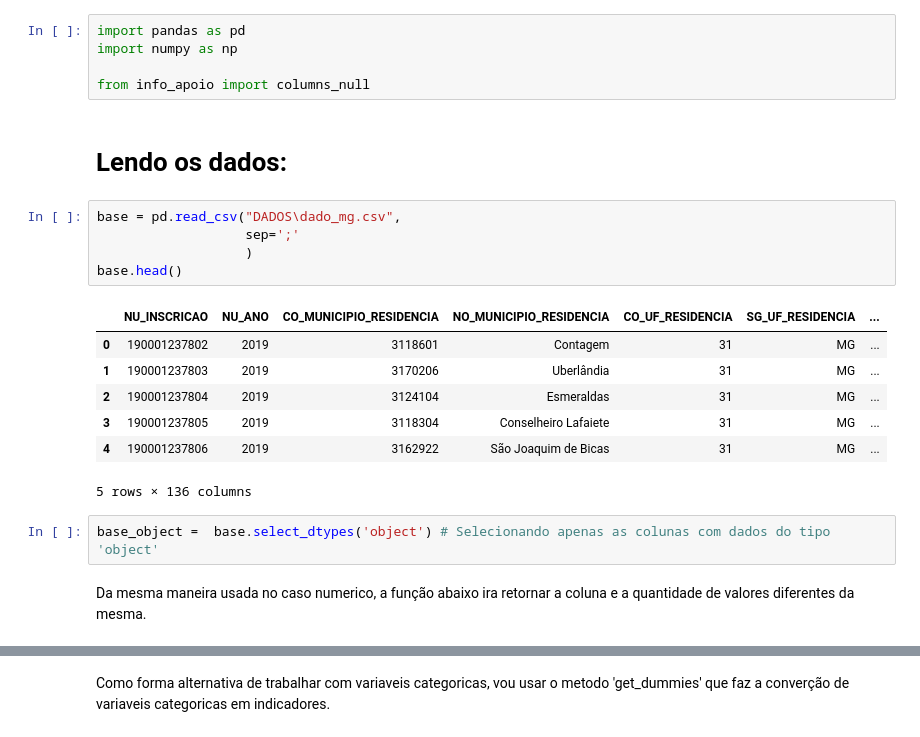
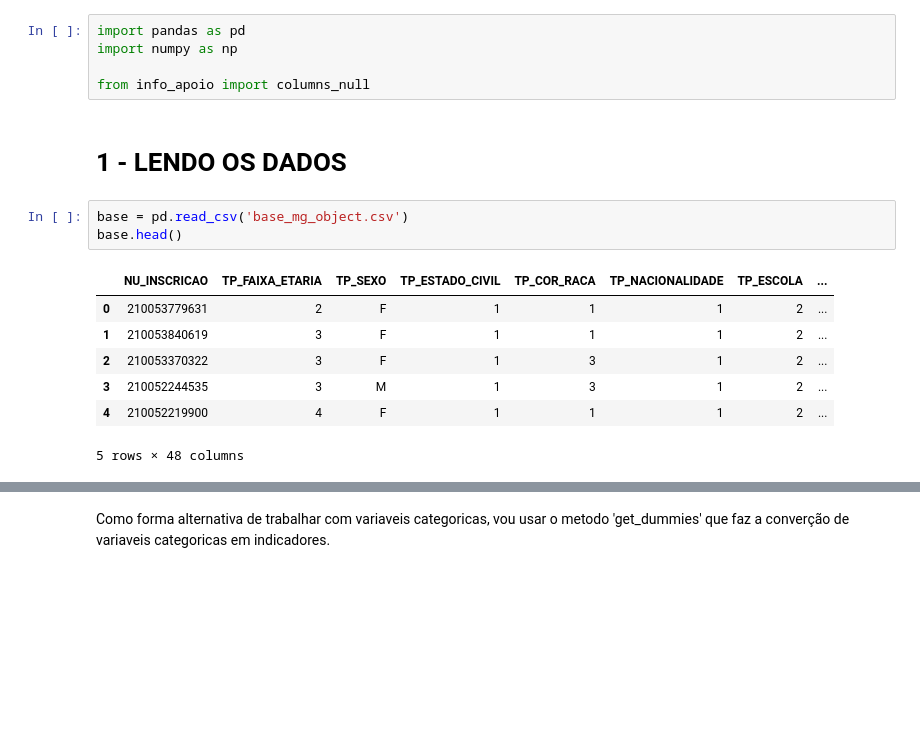
Before and after one commit to leandrosantana09/enem, a Jupyter notebook: object_base.ipynb, the cells around one changed output, grey strips where cells are left out. Saved outputs shown, nothing was run; the diff lists cells and outputs as text; blank space fills up the shorter version.

```diff
--- a/object_base.ipynb
+++ b/object_base.ipynb
@@ -3,22 +3,16 @@ import pandas as pd
 import numpy as np
 
 from info_apoio import columns_null
-# %% [markdown]
-# Lendo os dados:
+# %% [markdown]
+# 1 - LENDO OS DADOS
 # %%
-base = pd.read_csv("DADOS\dado_mg.csv",
-                   sep=';'
-                   )
+base = pd.read_csv('base_mg_object.csv')
 base.head()
 # %% [output]
-|  | NU_INSCRICAO | NU_ANO | CO_MUNICIPIO_RESIDENCIA | NO_MUNICIPIO_RESIDENCIA | CO_UF_RESIDENCIA | SG_UF_RESIDENCIA | ... |
-| 0 | 190001237802 | 2019 | 3118601 | Contagem | 31 | MG | ... |
-| 1 | 190001237803 | 2019 | 3170206 | Uberlândia | 31 | MG | ... |
-| 2 | 190001237804 | 2019 | 3124104 | Esmeraldas | 31 | MG | ... |
-| 3 | 190001237805 | 2019 | 3118304 | Conselheiro Lafaiete | 31 | MG | ... |
-| 4 | 190001237806 | 2019 | 3162922 | São Joaquim de Bicas | 31 | MG | ... |
+|  | NU_INSCRICAO | TP_FAIXA_ETARIA | TP_SEXO | TP_ESTADO_CIVIL | TP_COR_RACA | TP_NACIONALIDADE | TP_ESCOLA | ... |
+| 0 | 210053779631 | 2 | F | 1 | 1 | 1 | 2 | ... |
+| 1 | 210053840619 | 3 | F | 1 | 1 | 1 | 2 | ... |
+| 2 | 210053370322 | 3 | F | 1 | 3 | 1 | 2 | ... |
+| 3 | 210052244535 | 3 | M | 1 | 3 | 1 | 2 | ... |
+| 4 | 210052219900 | 4 | F | 1 | 1 | 1 | 2 | ... |
-5 rows × 136 columns
+5 rows × 48 columns
-# %%
-base_object =  base.select_dtypes('object') # Selecionando apenas as colunas com dados do tipo 'object'
-# %% [markdown]
-Da mesma maneira usada no caso numerico, a função abaixo ira retornar a coluna e a quantidade de valores diferentes da mesma.
```
Also changed, not shown: parts of 26 cells of this notebook, 5 other files.
